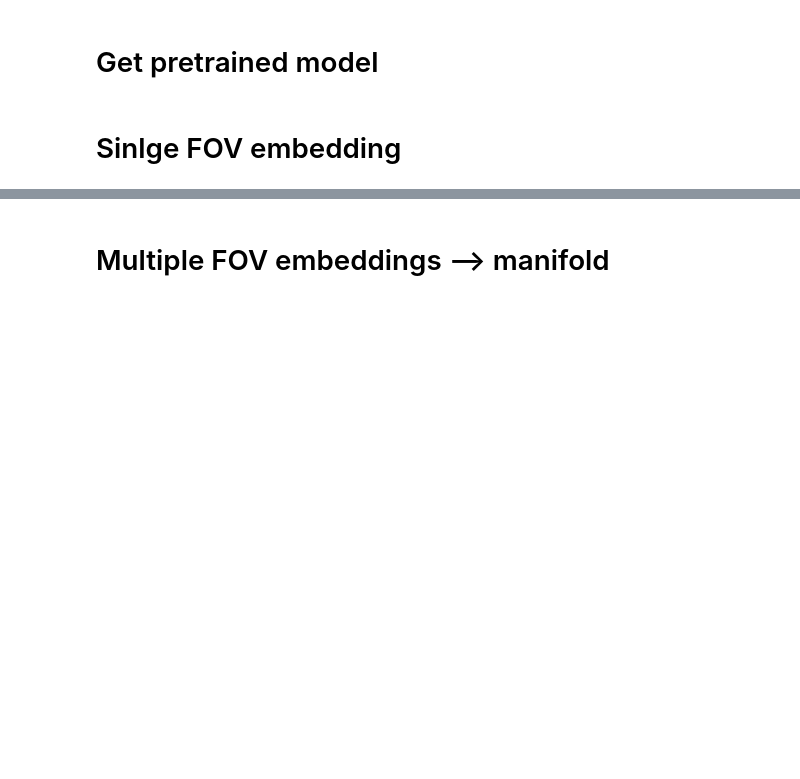
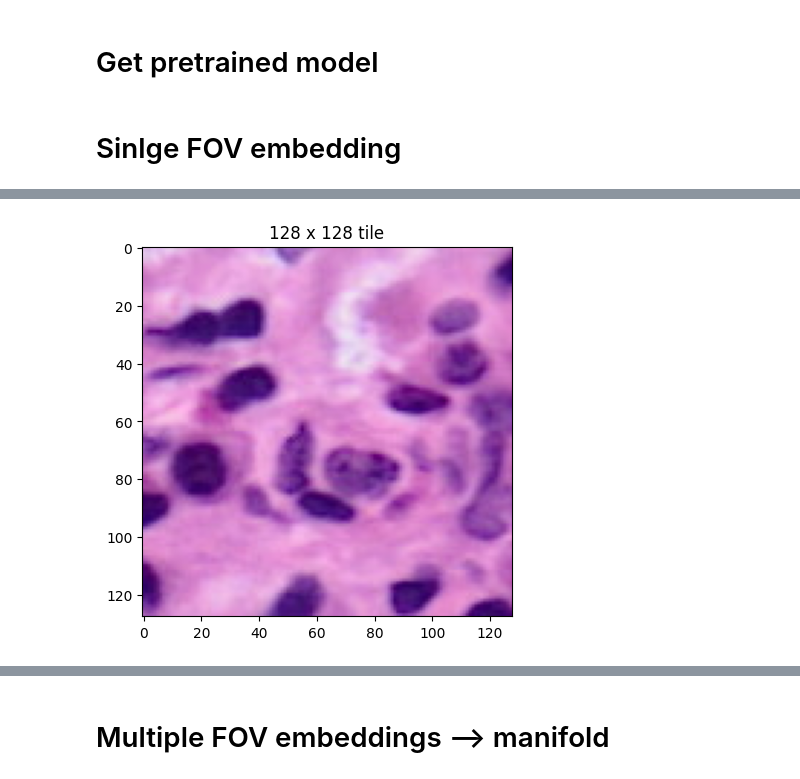
Before and after one commit to Lotfollahi-lab/SIGMMA2.0, a Jupyter notebook: demo/visualize_pretrained_img_spatial_embedding.ipynb, the cells around one changed output, grey strips where cells are left out. Saved outputs shown, nothing was run; the diff lists cells and outputs as text; code cells hidden in the pictures; blank space fills up the shorter version.

```diff
--- a/demo/visualize_pretrained_img_spatial_embedding.ipynb
+++ b/demo/visualize_pretrained_img_spatial_embedding.ipynb
@@ -91,3 +111,18 @@ plt.show()
+# %%
+fov_size = 128
+
+x_start, y_start = 2000+fov_size, 15000+fov_size
+
+transform = Compose([
+    ToTensor(),
+    Resize((224, 224)) # → Resize for ViT input
+])
+
+plt.imshow(image_data[x_start:x_start+fov_size,y_start:y_start+fov_size,:])
+plt.title(f"{fov_size} x {fov_size} tile")
+plt.show()
+# %% [output]
+[figure, added]
 # %%
 # Morphology similar, cell embedding similar: 2000, 1000
 # Morphology NOT similar, cell embedding similar: 2500,3000
```
Also changed, not shown: parts of 8 cells of this notebook, 13 other files.
